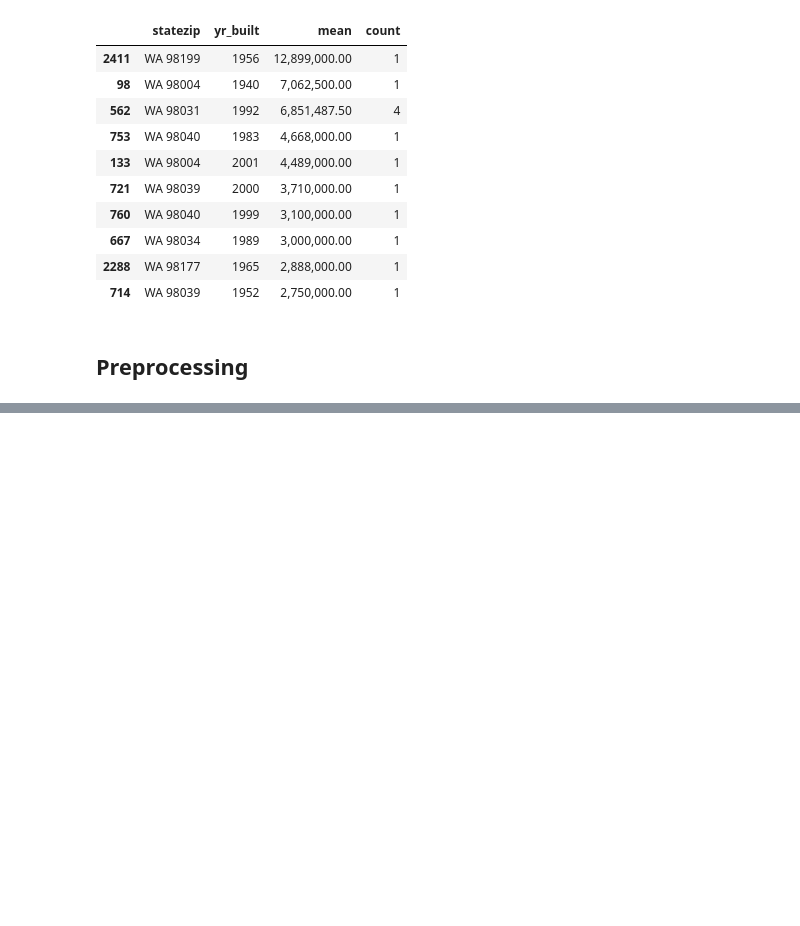
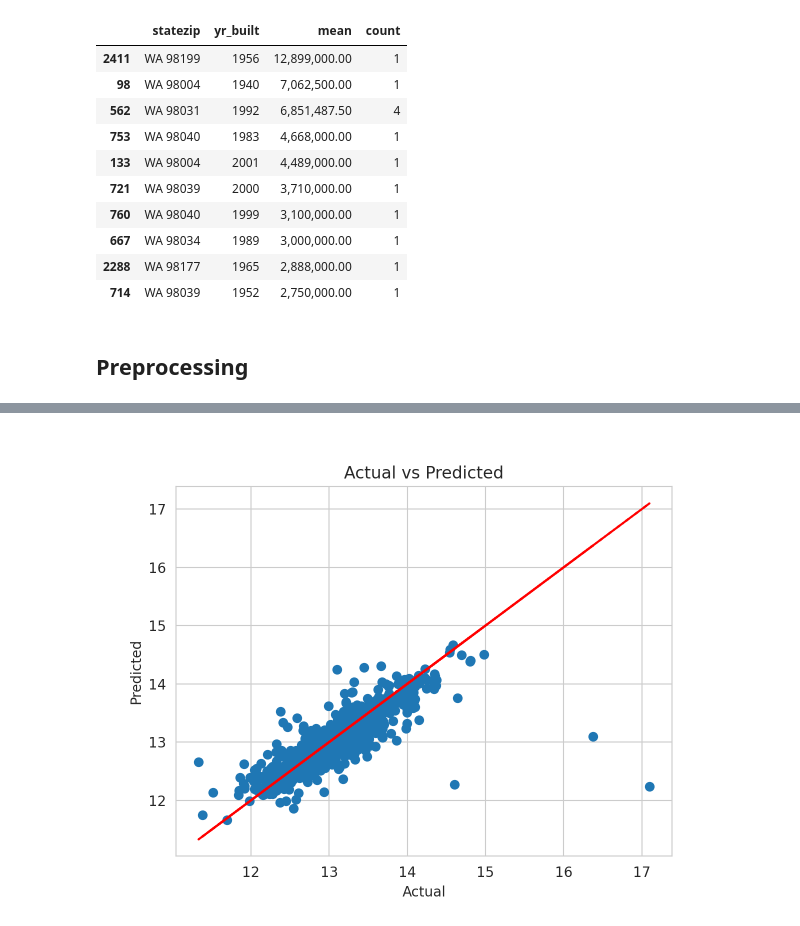
Before and after one commit to JHSchlegel/small-projects, a Jupyter notebook: 00_data_wrangling/house_prices/house_price_prediction.ipynb, the cells around one changed output, grey strips where cells are left out. Saved outputs shown, nothing was run; the diff lists cells and outputs as text; code cells hidden in the pictures; blank space fills up the shorter version.

```diff
--- a/00_data_wrangling/house_prices/house_price_prediction.ipynb
+++ b/00_data_wrangling/house_prices/house_price_prediction.ipynb
@@ -235,0 +454,11 @@ profile.to_file("eda_report.html")
+# %%
+# plot prediction vs actual
+plt.scatter(np.log(y_test), np.log(y_pred))
+# line through the origin
+plt.plot(np.log(y_test), np.log(y_test),'r--')
+plt.xlabel("Actual")
+plt.ylabel("Predicted")
+plt.title("Actual vs Predicted")
+plt.show()
+# %% [output]
+[figure, added]
```
Also changed, not shown: parts of 7 cells of this notebook.
